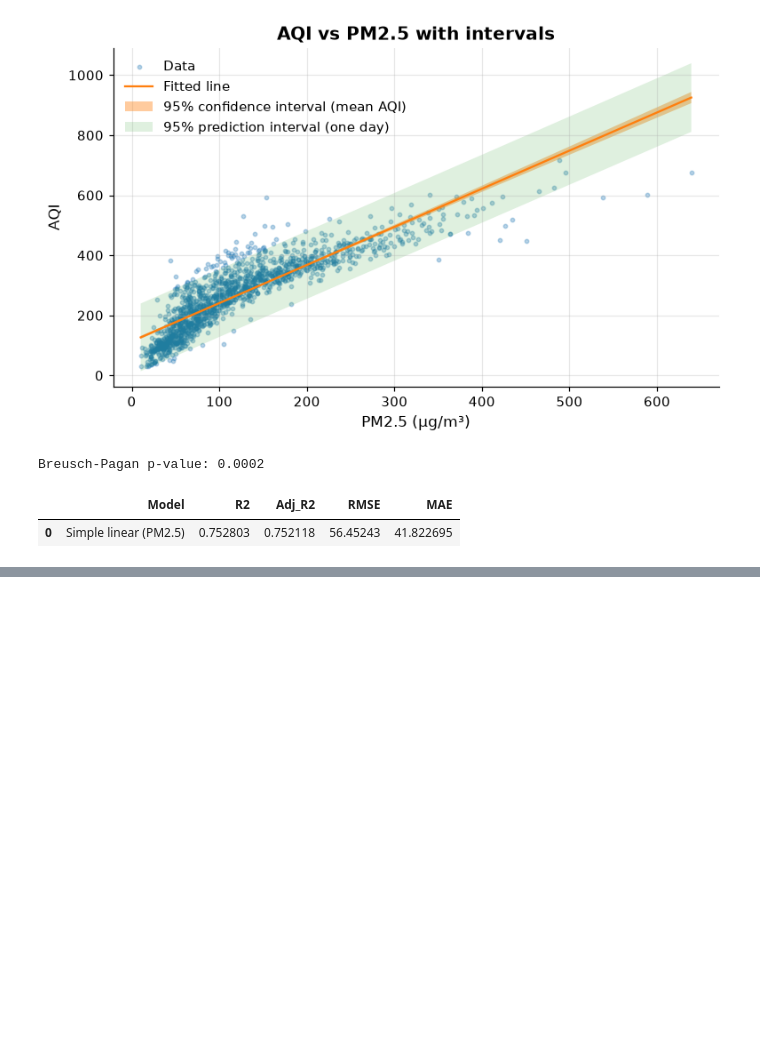
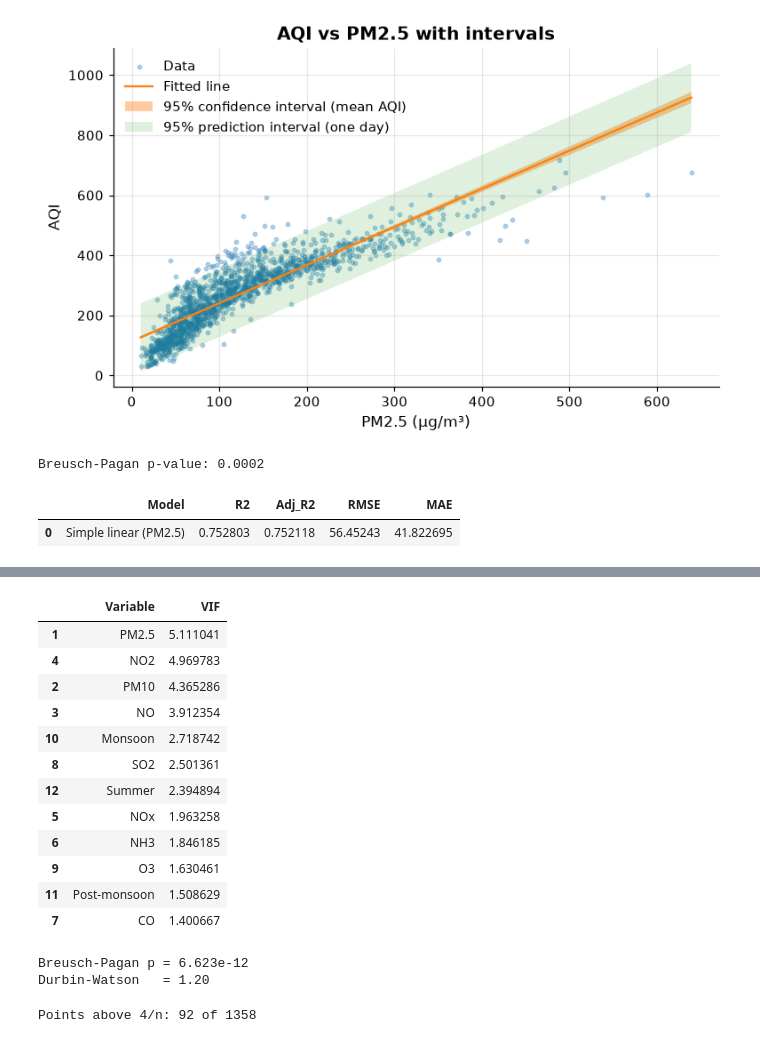
Before and after one commit to forgeth2006/aqi-predictive-analytics, a Jupyter notebook: notebooks/03_regression.ipynb, the cells around one changed output, grey strips where cells are left out. Cells and saved outputs as stored; diff of their text form; code cells hidden in the pictures; blank space fills up the shorter version.

Commit message:
m1: multiple regression and diagnostics

```diff
--- a/notebooks/03_regression.ipynb
+++ b/notebooks/03_regression.ipynb
@@ -108,3 +108,9 @@ pd.DataFrame(results)
 # %% [output]
 |  | Model | R2 | Adj_R2 | RMSE | MAE |
 | 0 | Simple linear (PM2.5) | 0.752803 | 0.752118 | 56.45243 | 41.822695 |
+# %%
+# 1. Build the data (the raw file has gaps in some pollutants, so drop them for now)
+dfm = df.dropna(subset=POLLUTANTS + ["AQI"]).copy()
+dfm["Month"] = dfm["Date"].dt.month
+dfm["Season"] = dfm["Month"].map(season_of)
+print(dfm.shape)
@@ -110,0 +119,8 @@ pd.DataFrame(results)
+# %%
+# 2. Predictors: 9 pollutants + season dummies (Winter is the baseline)
+season_d = pd.get_dummies(dfm["Season"]).drop(columns="Winter").astype(float)
+X_all = pd.concat([dfm[POLLUTANTS], season_d], axis=1)
+y_all = dfm["AQI"]
+X_tr, X_te, y_tr, y_te = train_test_split(X_all, y_all, test_size=TEST_SIZE, random_state=SEED)
+model_m = sm.OLS(y_tr, sm.add_constant(X_tr)).fit()
+print(model_m.summary())
@@ -110,0 +158,34 @@ pd.DataFrame(results)
+# %%
+from statsmodels.stats.outliers_influence import variance_inflation_factor
+Xc = sm.add_constant(X_tr)
+vif = pd.DataFrame({"Variable": Xc.columns,
+                    "VIF": [variance_inflation_factor(Xc.values, i) for i in range(Xc.shape[1])]})
+vif[vif["Variable"] != "const"].sort_values("VIF", ascending=False)
+# %% [output]
+|  | Variable | VIF |
+| 1 | PM2.5 | 5.111041 |
+| 4 | NO2 | 4.969783 |
+| 2 | PM10 | 4.365286 |
+| 3 | NO | 3.912354 |
+| 10 | Monsoon | 2.718742 |
+| 8 | SO2 | 2.501361 |
+| 12 | Summer | 2.394894 |
+| 5 | NOx | 1.963258 |
+| 6 | NH3 | 1.846185 |
+| 9 | O3 | 1.630461 |
+| 11 | Post-monsoon | 1.508629 |
+| 7 | CO | 1.400667 |
+# %%
+from statsmodels.stats.diagnostic import het_breuschpagan
+from statsmodels.stats.stattools import durbin_watson
+bp = het_breuschpagan(model_m.resid, model_m.model.exog)
+print(f"Breusch-Pagan p = {bp[1]:.4g}")
+print(f"Durbin-Watson   = {durbin_watson(model_m.resid.sort_index()):.2f}")
+# %% [output]
+Breusch-Pagan p = 6.623e-12
+Durbin-Watson   = 1.20
+# %%
+cooks = model_m.get_influence().cooks_distance[0]
+print(f"Points above 4/n: {(cooks > 4/len(cooks)).sum()} of {len(cooks)}")
+# %% [output]
+Points above 4/n: 92 of 1358
```
Also changed, not shown: parts of 3 cells of this notebook.
